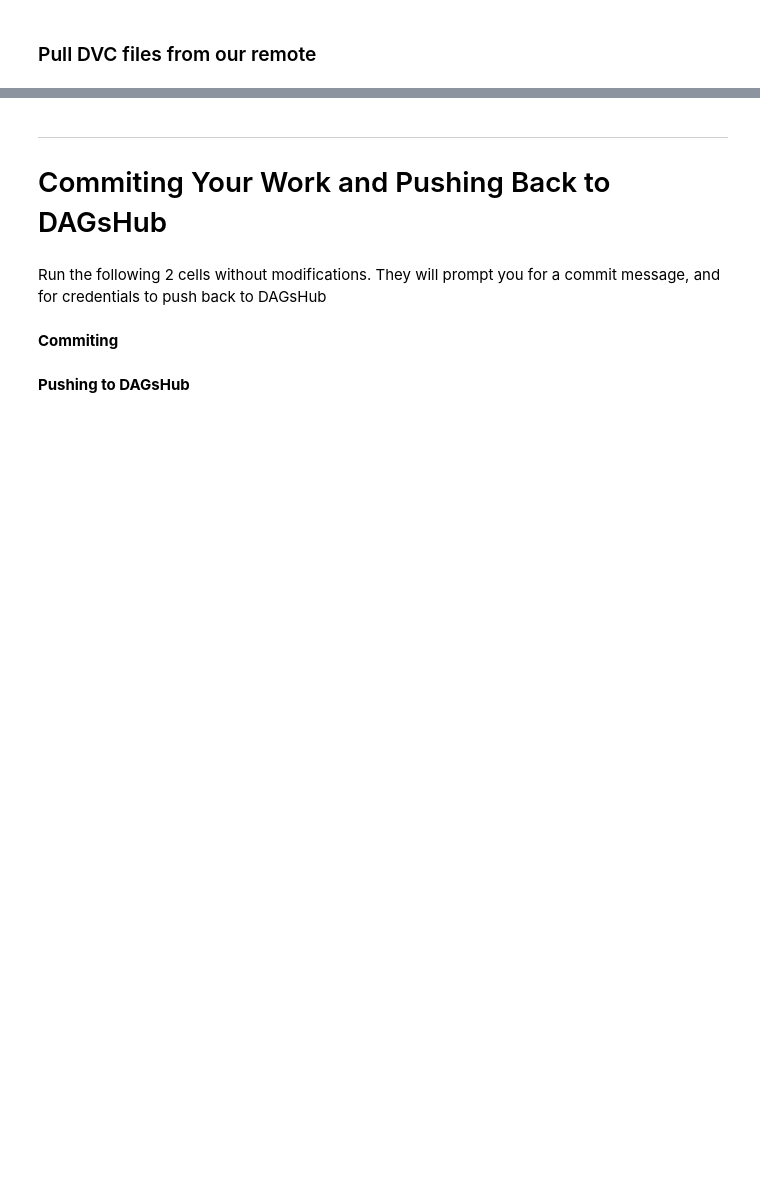
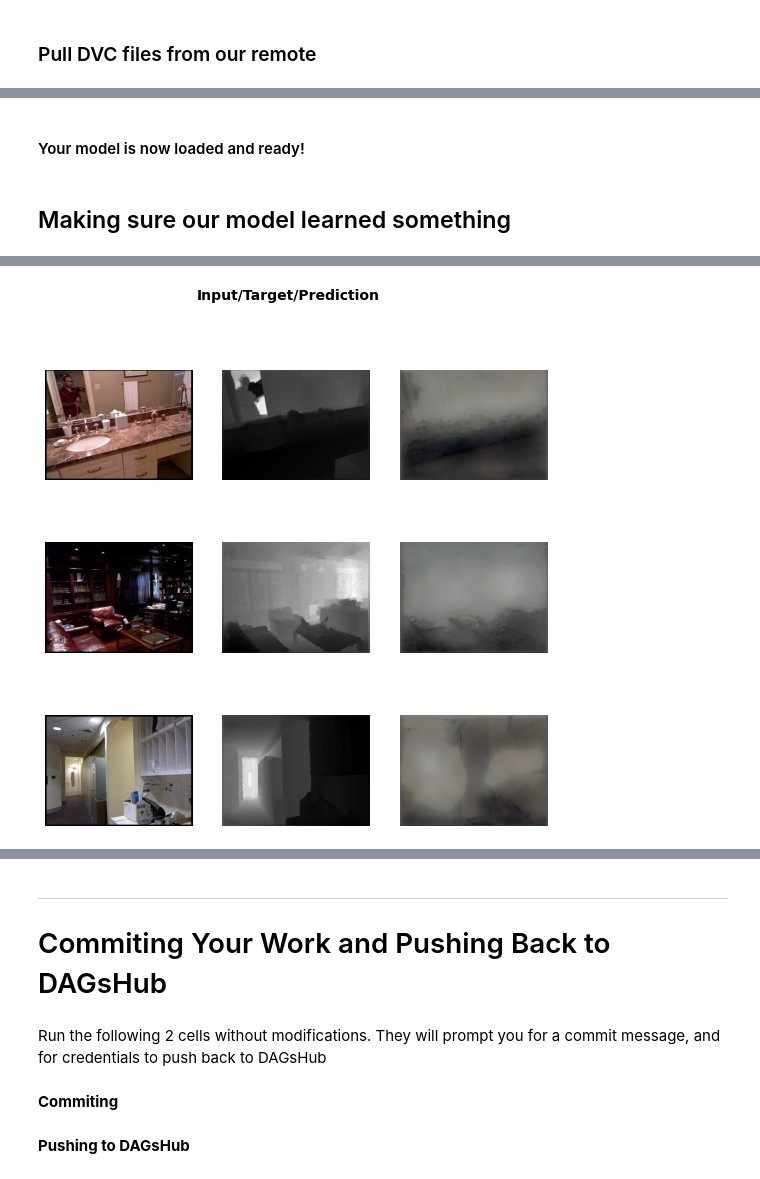
Before and after one commit to dean2o/savtadepth, a Jupyter notebook: Notebooks/SavtaDepth_Colab.ipynb, the cells around one changed output, grey strips where cells are left out. Saved outputs shown, nothing was run; the diff lists cells and outputs as text; code cells hidden in the pictures; blank space fills up the shorter version.

```diff
--- a/Notebooks/SavtaDepth_Colab.ipynb
+++ b/Notebooks/SavtaDepth_Colab.ipynb
@@ -45,0 +47,37 @@ Since locally we might not be working with a GPU, here we install the pytorch ve
+# %%
+class ImageImageDataLoaders(DataLoaders):
+    "Basic wrapper around several `DataLoader`s with factory methods for Image to Image problems"
+    @classmethod
+    @delegates(DataLoaders.from_dblock)
+    def from_label_func(cls, path, fnames, label_func, valid_pct=0.2, seed=None, item_tfms=None, batch_tfms=None, **kwargs):
+        "Create from list of `fnames` in `path`s with `label_func`."
+        dblock = DataBlock(blocks=(ImageBlock(cls=PILImage), ImageBlock(cls=PILImageBW)),
+                           splitter=RandomSplitter(valid_pct, seed=seed),
+                           get_y=label_func,
+                           item_tfms=item_tfms,
+                           batch_tfms=batch_tfms)
+        res = cls.from_dblock(dblock, fnames, path=path, **kwargs)
+        return res
+
+def get_y_fn(x):
+    y = str(x.absolute()).replace('.jpg', '_depth.png')
+    y = Path(y)
+
+    return y
+
+
+def create_data(data_path):
+    fnames = get_files(data_path/'train', extensions='.jpg')
+    data = ImageImageDataLoaders.from_label_func(data_path/'train',  bs=4, num_workers=0, fnames=fnames, label_func=get_y_fn)
+    return data
+# %%
+data = create_data(Path('src/data/processed'))
+learner = unet_learner(data, resnet34, metrics=rmse, wd=1e-2, n_out=3, loss_func=MSELossFlat(), path='src/')
+learner.load('model')
+# %% [markdown]
+#### Your model is now loaded and ready!
+# %% [markdown]
+## Making sure our model learned something
+# %%
+learner.show_results()
+# %% [output]
@@ -45,0 +85 @@ Since locally we might not be working with a GPU, here we install the pytorch ve
+[figure, added]
```
Also changed, not shown: parts of 36 cells of this notebook.
